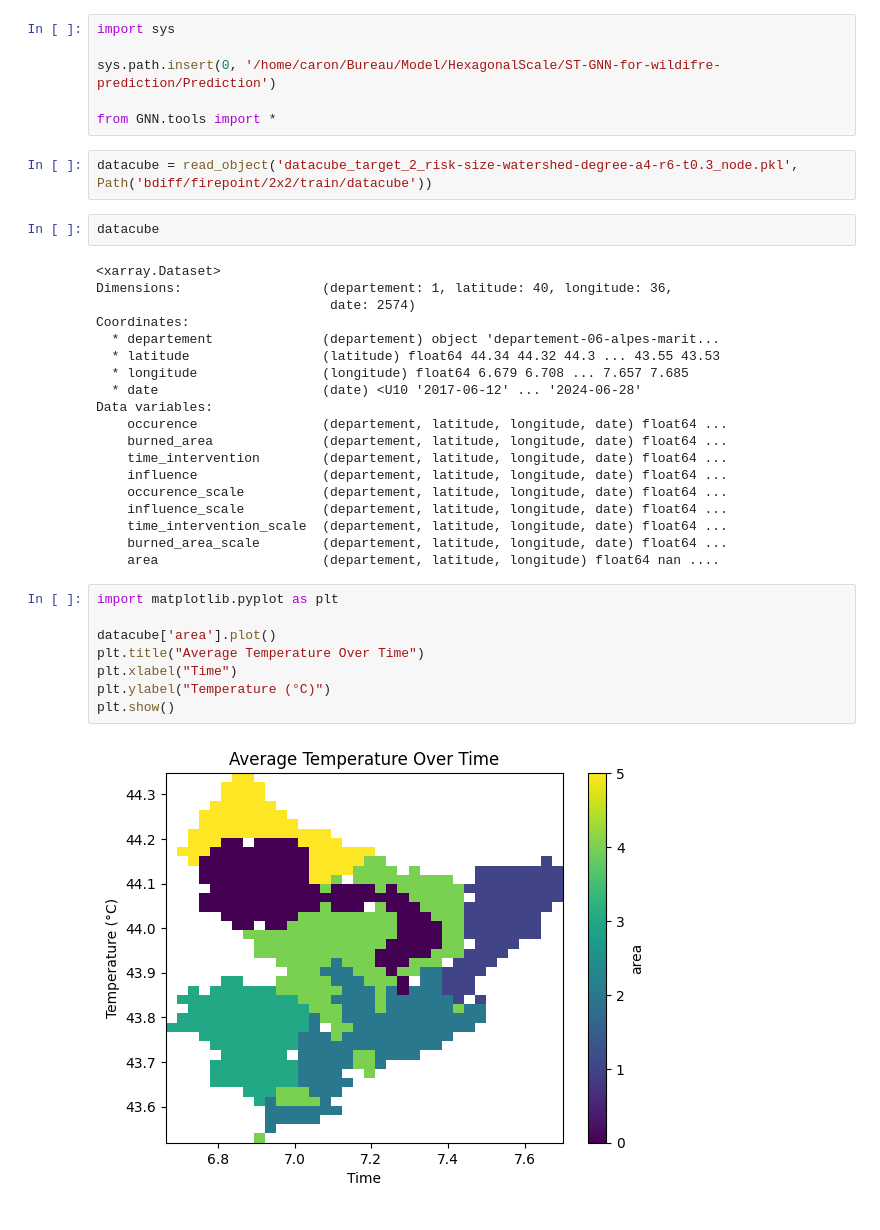
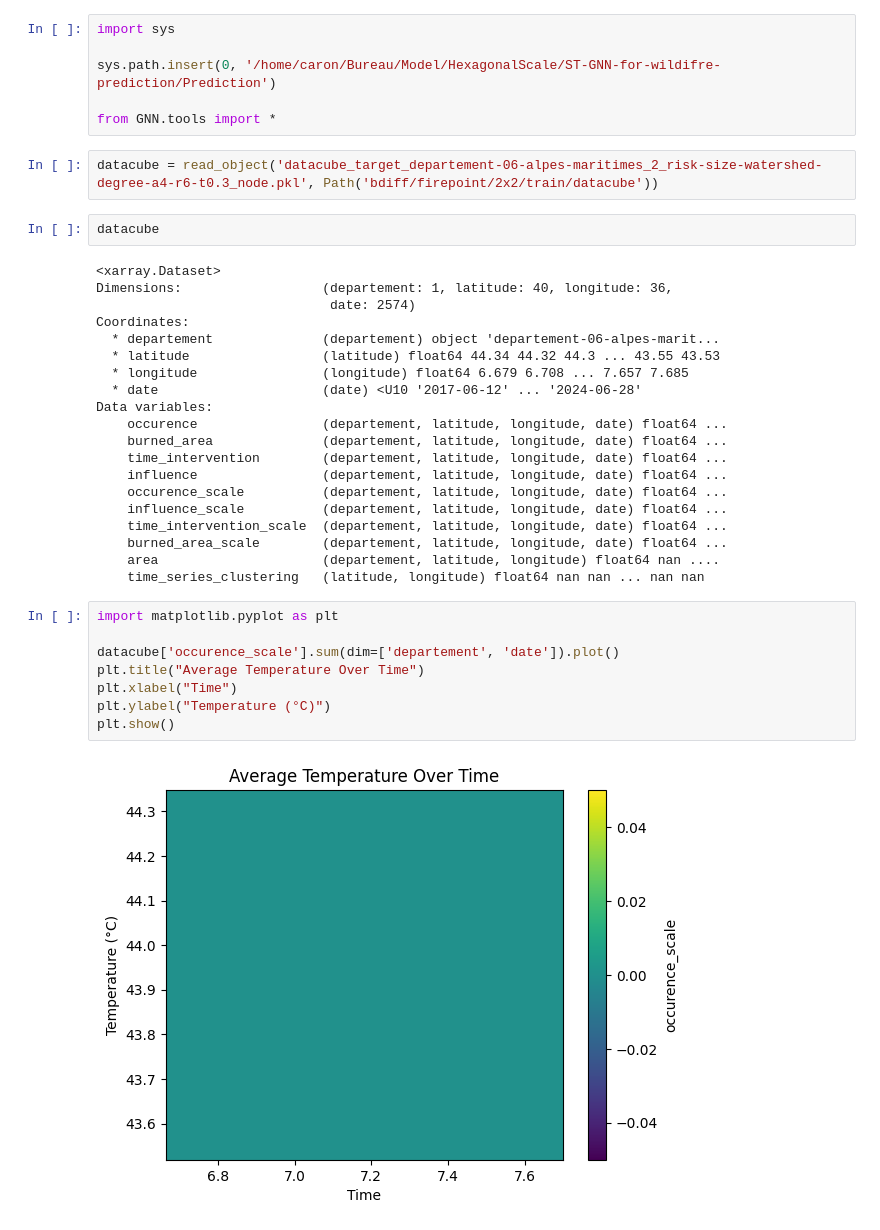
Before and after one commit to NicolasCaronPro/ST-GNN-for-wildifre-prediction, a Jupyter notebook: Prediction/GNN/check_datacube.ipynb, the cells around one changed output. Saved outputs shown, nothing was run; the diff lists cells and outputs as text.

Commit message:
[datacube]

```diff
--- a/Prediction/GNN/check_datacube.ipynb
+++ b/Prediction/GNN/check_datacube.ipynb
@@ -5,7 +5,7 @@ sys.path.insert(0, '/home/caron/Bureau/Model/HexagonalScale/ST-GNN-for-wildifre-
 
 from GNN.tools import *
 # %%
-datacube = read_object('datacube_target_2_risk-size-watershed-degree-a4-r6-t0.3_node.pkl', Path('bdiff/firepoint/2x2/train/datacube'))
+datacube = read_object('datacube_target_departement-06-alpes-maritimes_2_risk-size-watershed-degree-a4-r6-t0.3_node.pkl', Path('bdiff/firepoint/2x2/train/datacube'))
 # %%
 datacube
 # %% [output]
@@ -27,13 +27,14 @@ Data variables:
     time_intervention_scale  (departement, latitude, longitude, date) float64 ...
     burned_area_scale        (departement, latitude, longitude, date) float64 ...
     area                     (departement, latitude, longitude) float64 nan ....
+    time_series_clustering   (latitude, longitude) float64 nan nan ... nan nan
 # %%
 import matplotlib.pyplot as plt
 
-datacube['area'].plot()
+datacube['occurence_scale'].sum(dim=['departement', 'date']).plot()
 plt.title("Average Temperature Over Time")
 plt.xlabel("Time")
 plt.ylabel("Temperature (°C)")
 plt.show()
 # %% [output]
-[figure, old version]
+[figure, new version]
```
Also changed, not shown: 28 other files.
